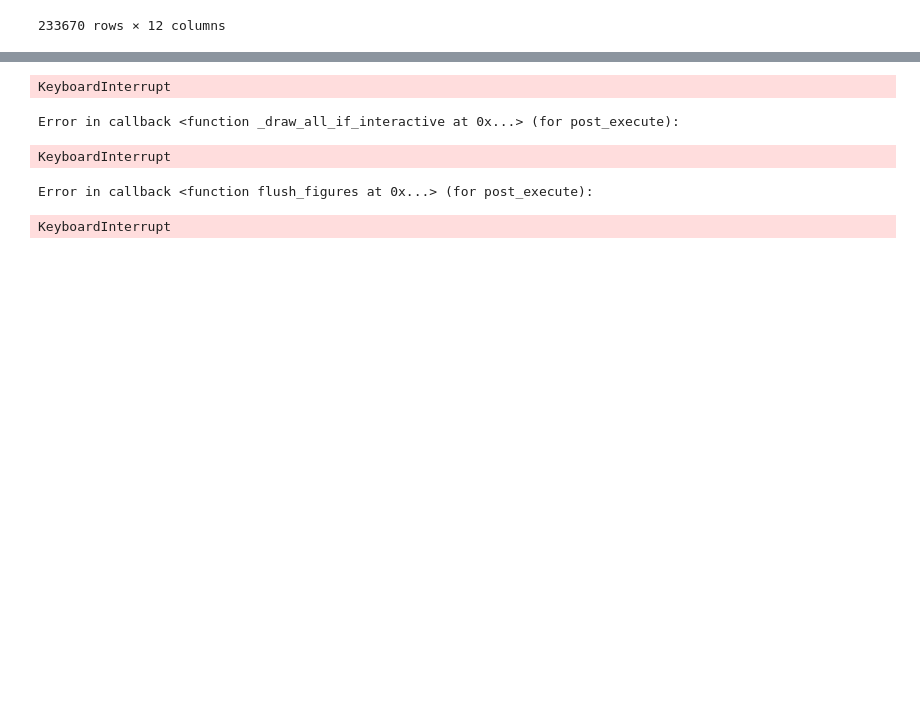
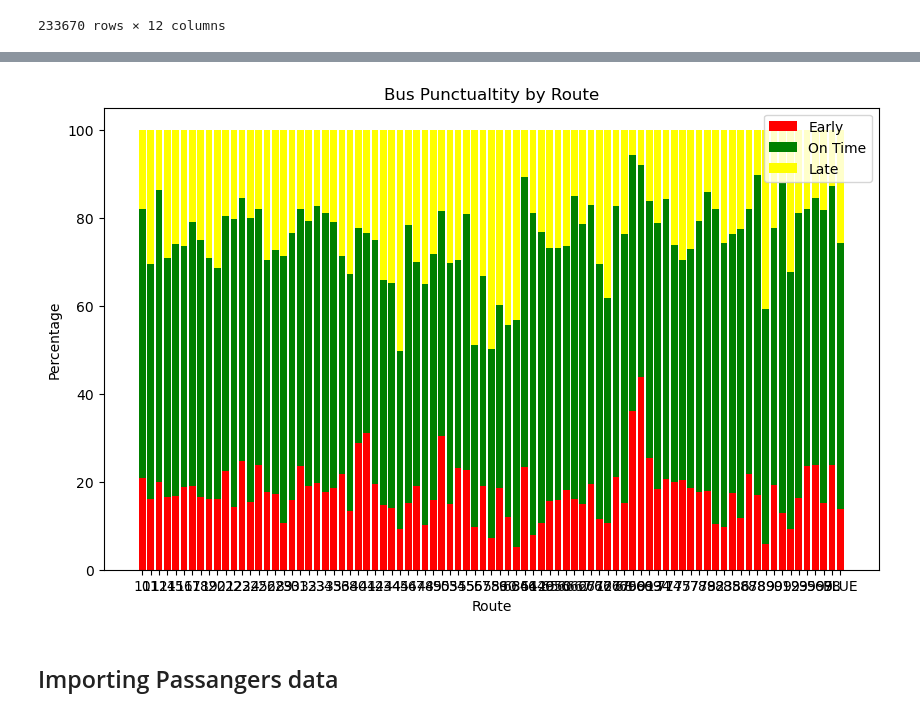
Before and after one commit to pchaudhary12/Winnipeg-Transit-System, a Jupyter notebook: python_code/EDA.ipynb, the cells around one changed output, grey strips where cells are left out. Drawn from its saved outputs; the diff is of its cells as text; code cells hidden in the pictures; blank space fills up the shorter version.

```diff
--- a/python_code/EDA.ipynb
+++ b/python_code/EDA.ipynb
@@ -219,0 +252,9 @@ on_time_df
+# %%
+grouped_data = on_time_df.groupby('Route Number').agg({
+    'Early Stops': 'mean',
+    'Late Stops': 'mean',
+    'On-Time Stops': 'mean',
+    'Early_Percentage': 'mean',
+    'Late_Percentage': 'mean',
+    'On_Time_Percentage': 'mean'
+}).reset_index()
@@ -220,23 +279,20 @@ on_time_df
 # %%
 # Create the Chart
 plt.figure(figsize=(10, 6))
 
-plt.bar(on_time_df['Route Number'], on_time_df['Early_Percentage'], label='Early', color='red')
-plt.bar(on_time_df['Route Number'], on_time_df['On_Time_Percentage'], bottom = on_time_df['Early_Percentage'], label='On Time', color='green')
-plt.bar(on_time_df['Route Number'], on_time_df['Late_Percentage'], bottom = on_time_df['Early_Percentage'] + on_time_df['On_Time_Percentage'], label='Late', color='yellow')
+plt.bar(grouped_data['Route Number'], grouped_data['Early_Percentage'], label='Early', color='red')
+plt.bar(grouped_data['Route Number'], grouped_data['On_Time_Percentage'], bottom = grouped_data['Early_Percentage'], label='On Time', color='green')
+plt.bar(grouped_data['Route Number'], grouped_data['Late_Percentage'], bottom = grouped_data['Early_Percentage'] + grouped_data['On_Time_Percentage'], label='Late', color='yellow')
 
 # Add Labels and Legend
 plt.xlabel('Route')
 plt.ylabel('Percentage')
 plt.title('Bus Punctualtity by Route')
 plt.legend()
 
 #save the chart
-#plt.savefig('C:\\Users\\pruth\\Desktop\\Data Science Lectures\\Winnipeg-Transit-System\\DataFiles\\Stacked.png')
 plt.show()
 # %% [output]
-KeyboardInterrupt
-Error in callback <function _draw_all_if_interactive at 0x...> (for post_execute):
-KeyboardInterrupt
-Error in callback <function flush_figures at 0x...> (for post_execute):
-KeyboardInterrupt
+[figure, added]
+# %% [markdown]
+## Importing Passangers data
```
Also changed, not shown: parts of 59 cells of this notebook, 1 other file.
